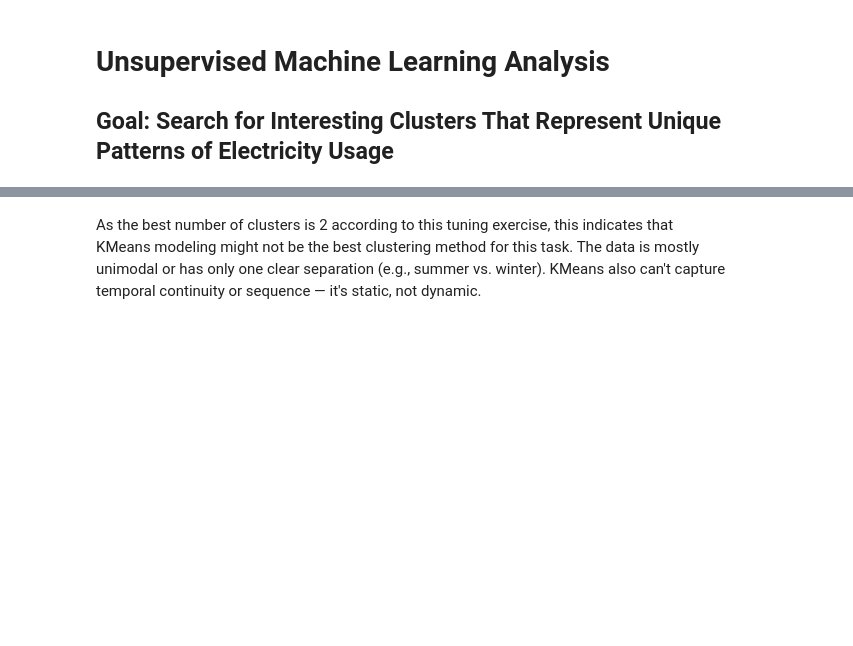
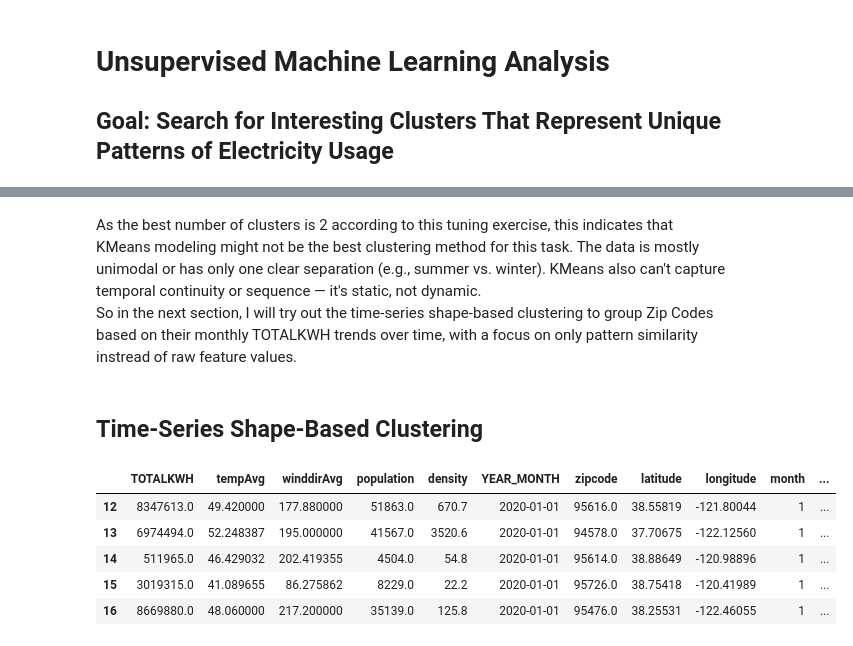
Before and after one commit to kaia-hu/Energy_Load_Forcasting, a Jupyter notebook: clustering_analysis.ipynb, the cells around one changed output, grey strips where cells are left out. Drawn from its saved outputs; the diff is of its cells as text; code cells hidden in the pictures; blank space fills up the shorter version.

```diff
--- a/clustering_analysis.ipynb
+++ b/clustering_analysis.ipynb
@@ -61,3 +61,15 @@ k=6, silhouette score=0.1590
 Best number of clusters: 2
 # %% [markdown]
-As the best number of clusters is 2 according to this tuning exercise, this indicates that KMeans modeling might not be the best clustering method for this task. The data is mostly unimodal or has only one clear separation (e.g., summer vs. winter). KMeans also can't capture temporal continuity or sequence — it's static, not dynamic.
+As the best number of clusters is 2 according to this tuning exercise, this indicates that KMeans modeling might not be the best clustering method for this task. The data is mostly unimodal or has only one clear separation (e.g., summer vs. winter). KMeans also can't capture temporal continuity or sequence — it's static, not dynamic. <br>
+So in the next section, I will try out the time-series shape-based clustering to group Zip Codes based on their monthly TOTALKWH trends over time, with a focus on only pattern similarity instread of raw feature values.
+# %% [markdown]
+## Time-Series Shape-Based Clustering
+# %%
+df_all.head()
+# %% [output]
+|  | TOTALKWH | tempAvg | winddirAvg | population | density | YEAR_MONTH | zipcode | latitude | longitude | month | ... |
+| 12 | 8347613.0 | 49.420000 | 177.880000 | 51863.0 | 670.7 | 2020-01-01 | 95616.0 | 38.55819 | -121.80044 | 1 | ... |
+| 13 | 6974494.0 | 52.248387 | 195.000000 | 41567.0 | 3520.6 | 2020-01-01 | 94578.0 | 37.70675 | -122.12560 | 1 | ... |
+| 14 | 511965.0 | 46.429032 | 202.419355 | 4504.0 | 54.8 | 2020-01-01 | 95614.0 | 38.88649 | -120.98896 | 1 | ... |
+| 15 | 3019315.0 | 41.089655 | 86.275862 | 8229.0 | 22.2 | 2020-01-01 | 95726.0 | 38.75418 | -120.41989 | 1 | ... |
+| 16 | 8669880.0 | 48.060000 | 217.200000 | 35139.0 | 125.8 | 2020-01-01 | 95476.0 | 38.25531 | -122.46055 | 1 | ... |
```
Also changed, not shown: parts of 3 cells of this notebook.
